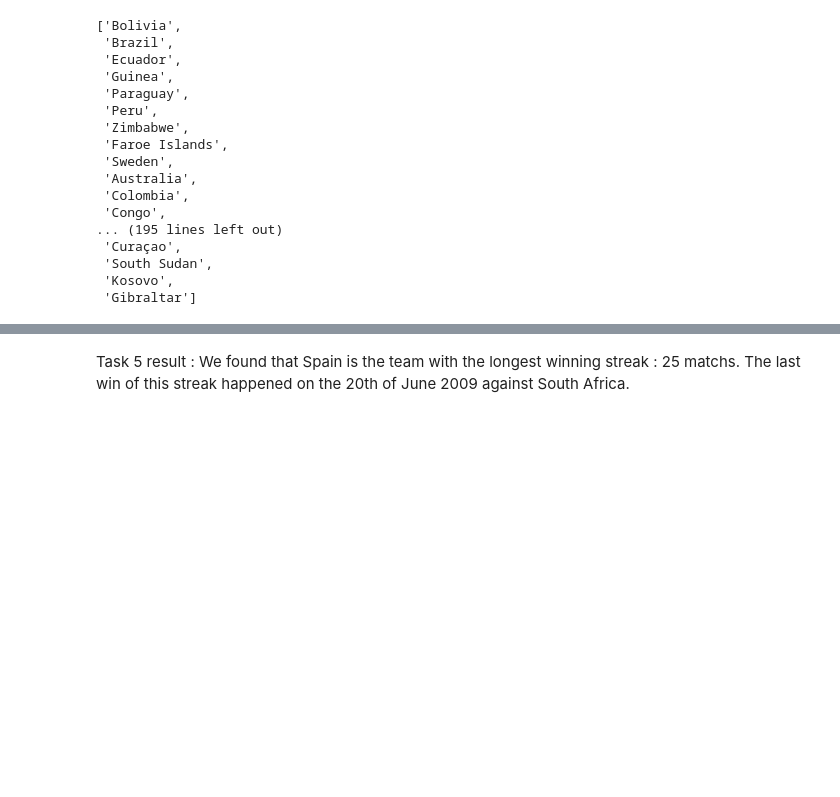
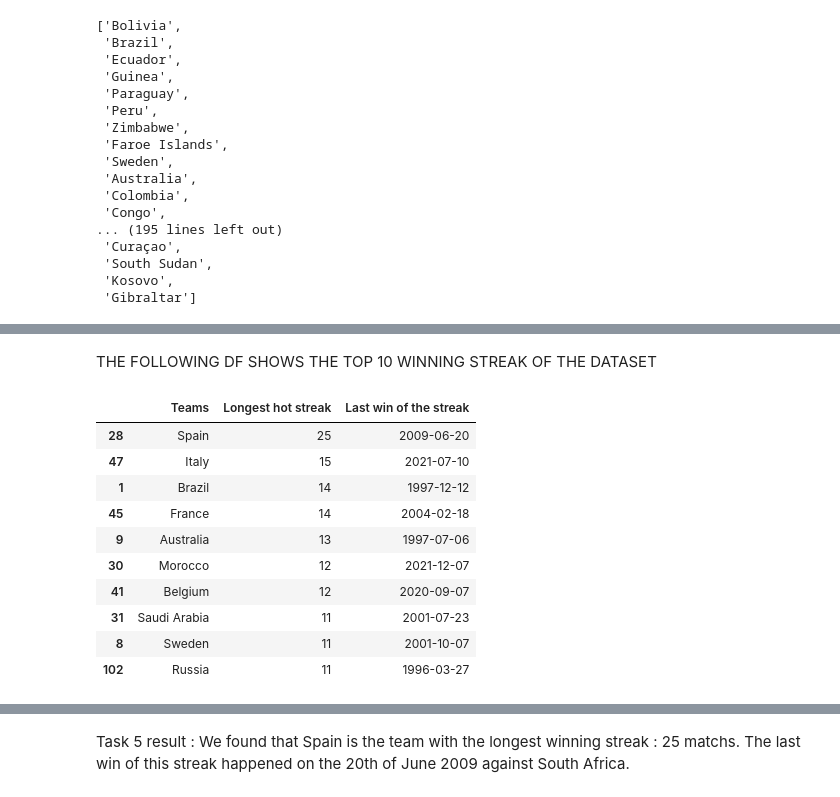
Before and after one commit to zainmirza24/FIFA-World-Cup-Team-Analytics, a Jupyter notebook: Antoine_folder/task5.ipynb, the cells around one changed output, grey strips where cells are left out. Cells and saved outputs as stored; diff of their text form; code cells hidden in the pictures; blank space fills up the shorter version.

```diff
--- a/Antoine_folder/task5.ipynb
+++ b/Antoine_folder/task5.ipynb
@@ -135,2 +121,21 @@ print(datestreak[mcmp.index(max(mcmp))])
 Spain
 2009-06-20
+# %% [markdown]
+THE FOLLOWING DF SHOWS THE TOP 10 WINNING STREAK OF THE DATASET
+# %%
+# Creating a df of the longest hot streak for each team
+df = pd.DataFrame(list(zip(teams, mc, dats)), columns = ['Teams','Longest hot streak', 'Last win of the streak'])
+df_ = df.sort_values(by = ['Longest hot streak'], ascending = False).head(10)
+df_
+# %% [output]
+|  | Teams | Longest hot streak | Last win of the streak |
+| 28 | Spain | 25 | 2009-06-20 |
+| 47 | Italy | 15 | 2021-07-10 |
+| 1 | Brazil | 14 | 1997-12-12 |
+| 45 | France | 14 | 2004-02-18 |
+| 9 | Australia | 13 | 1997-07-06 |
+| 30 | Morocco | 12 | 2021-12-07 |
+| 41 | Belgium | 12 | 2020-09-07 |
+| 31 | Saudi Arabia | 11 | 2001-07-23 |
+| 8 | Sweden | 11 | 2001-10-07 |
+| 102 | Russia | 11 | 1996-03-27 |
```
Also changed, not shown: parts of 19 cells of this notebook, 1 other file.
